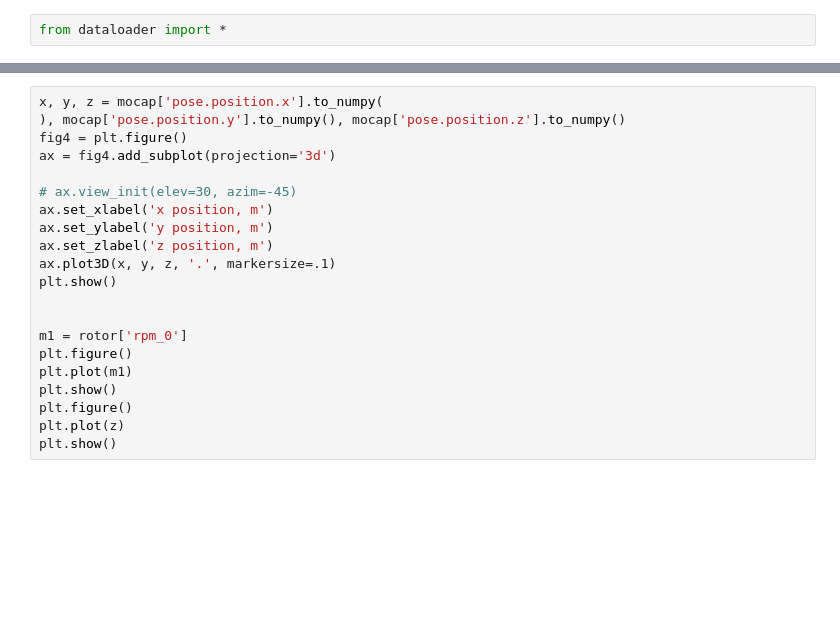
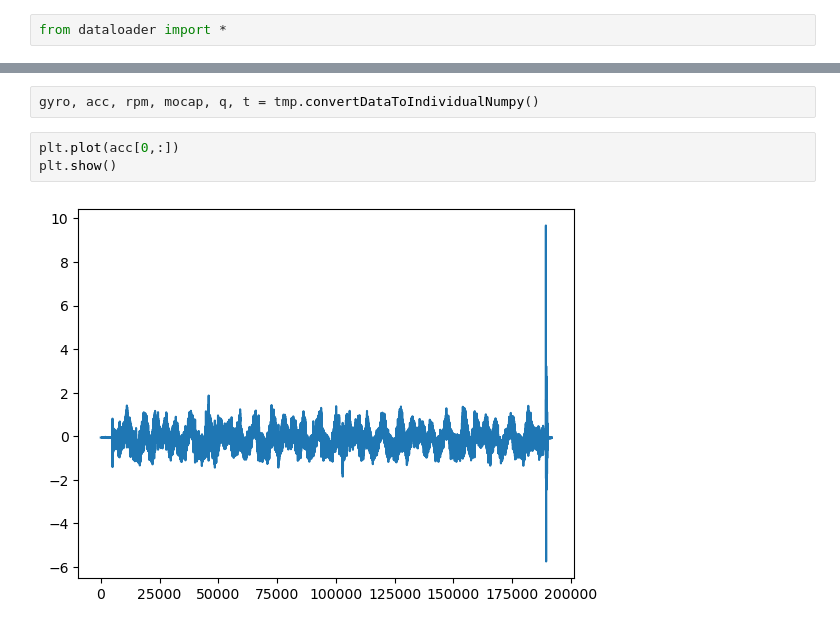
Before and after one commit to git-dhruv/DeepIO, a Jupyter notebook: src/dataloader_demo.ipynb, the cells around one changed output, grey strips where cells are left out. Saved outputs shown, nothing was run; the diff lists cells and outputs as text; blank space fills up the shorter version.

```diff
--- a/src/dataloader_demo.ipynb
+++ b/src/dataloader_demo.ipynb
@@ -10,21 +42,7 @@ tmp.runPipeline()
-# %%
-x, y, z = mocap['pose.position.x'].to_numpy(
-), mocap['pose.position.y'].to_numpy(), mocap['pose.position.z'].to_numpy()
-fig4 = plt.figure()
-ax = fig4.add_subplot(projection='3d')
-
-# ax.view_init(elev=30, azim=-45)
-ax.set_xlabel('x position, m')
-ax.set_ylabel('y position, m')
-ax.set_zlabel('z position, m')
-ax.plot3D(x, y, z, '.', markersize=.1)
-plt.show()
-
-
-m1 = rotor['rpm_0']
-plt.figure()
-plt.plot(m1)
-plt.show()
-plt.figure()
-plt.plot(z)
-plt.show()
+# %%
+gyro, acc, rpm, mocap, q, t = tmp.convertDataToIndividualNumpy()
+# %%
+plt.plot(acc[0,:])
+plt.show()
+# %% [output]
+[figure, added]
```
Also changed, not shown: parts of 3 cells of this notebook, 3 other files.
